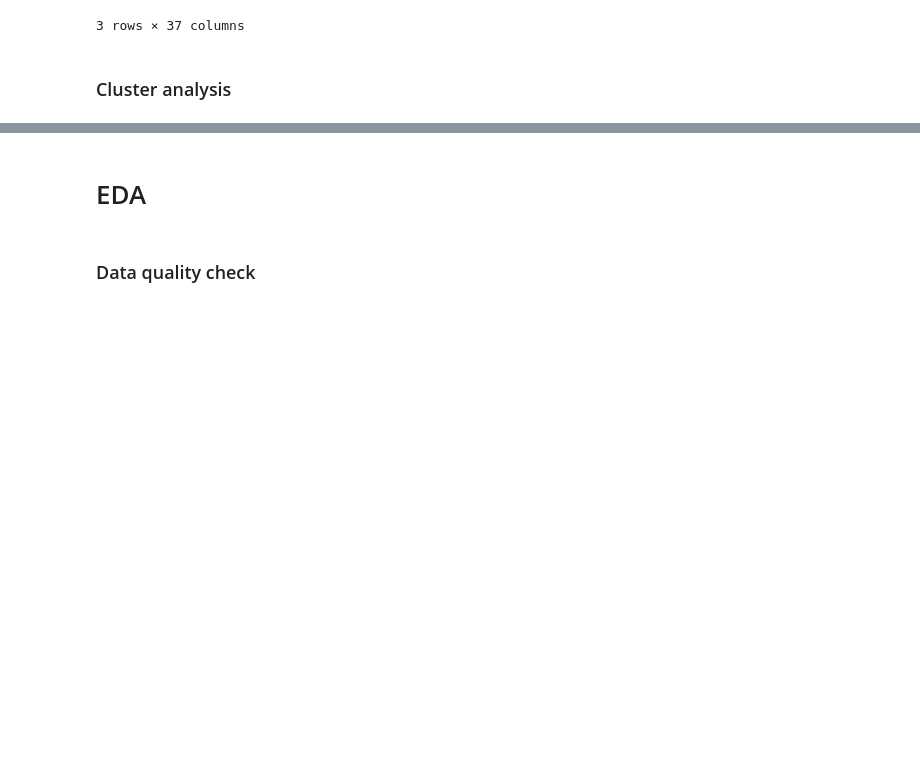
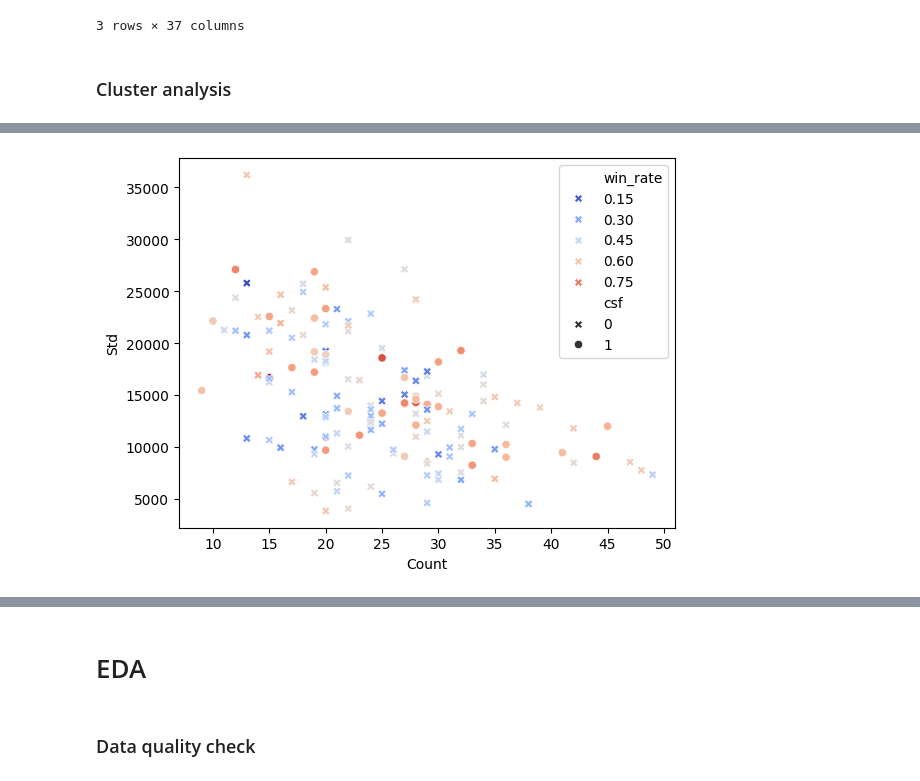
Before and after one commit to arnaud-odet/Roster_Building, a Jupyter notebook: notebooks/pbp.ipynb, the cells around one changed output, grey strips where cells are left out. Cells and saved outputs as stored; diff of their text form; code cells hidden in the pictures; blank space fills up the shorter version.

```diff
--- a/notebooks/pbp.ipynb
+++ b/notebooks/pbp.ipynb
@@ -141,0 +192,5 @@ ludf
+# %%
+_lu_type_count = ludf.pivot_table(index = ['team','year'], columns = ['cl_id'], values = 'time', aggfunc = 'sum').count(axis = 1).rename('Count')
+_lu_type_std = ludf.pivot_table(index = ['team','year'], columns = ['cl_id'], values = 'time', aggfunc = 'sum').std(axis = 1).rename('Std')
+lu_types_stats = pd.DataFrame(_lu_type_count).merge(_lu_type_std, right_index=True, left_index=True)
+lu_types_stats.head()
@@ -141,0 +205,5 @@ ludf
+# %%
+lu_types_stats = lu_types_stats.merge(period.success[['win_rate','csf']], right_index= True, left_index= True)
+sns.scatterplot(data = lu_types_stats, x = 'Count', y = 'Std', **kw_success_plot);
+# %% [output]
+[figure, added]
```
Also changed, not shown: parts of 23 cells of this notebook, 9 other files.
